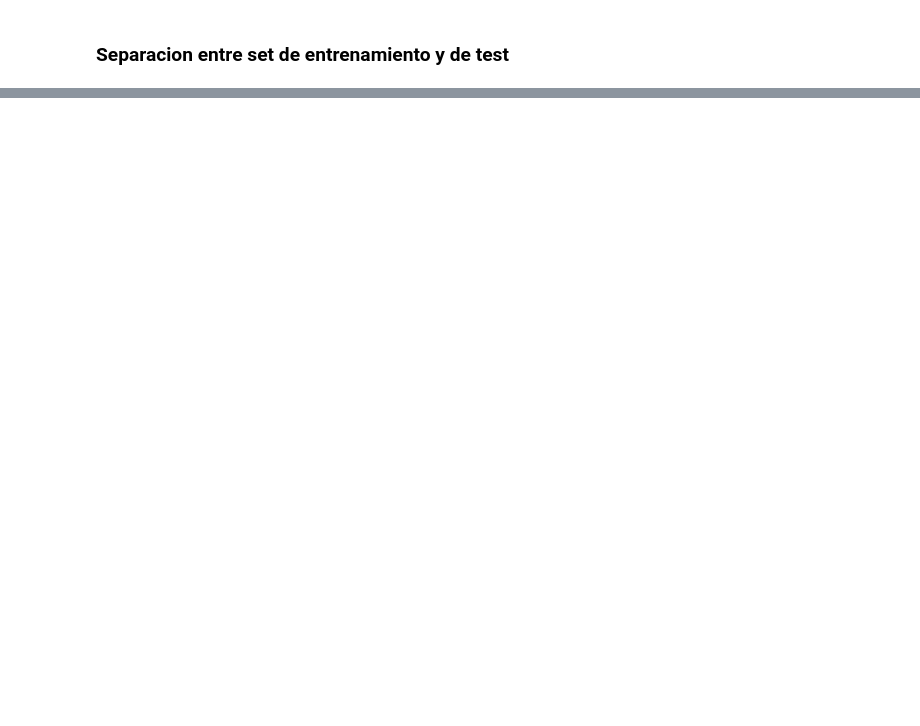
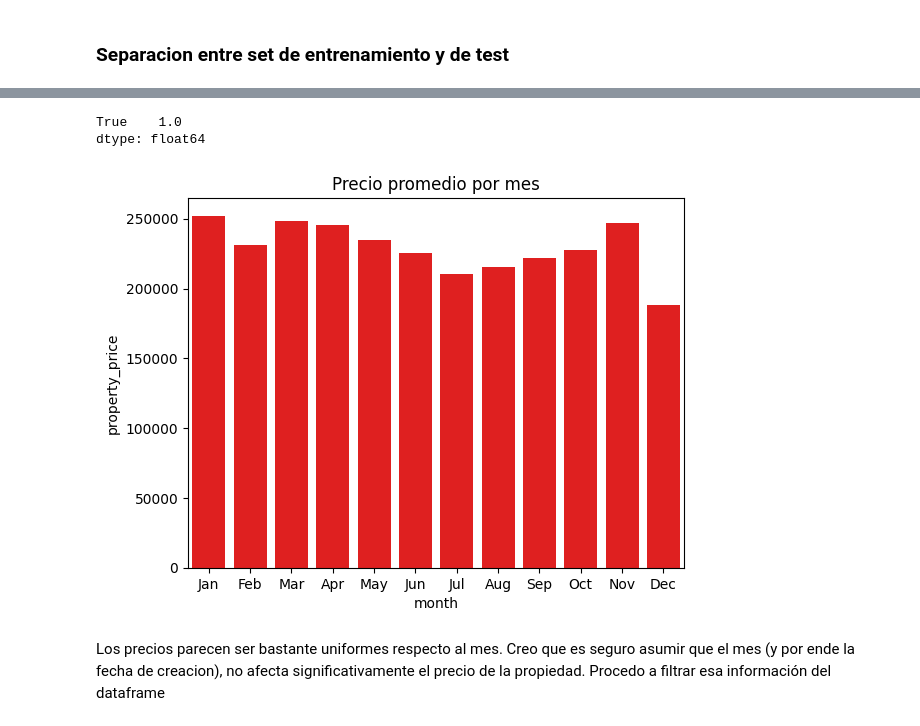
Before and after one commit to FranFiuba/7506R-2C2022-GRUPO02, a Jupyter notebook: 7506R_TP1_GRUPO02_ENTREGA.ipynb, the cells around one changed output, grey strips where cells are left out. Saved outputs shown, nothing was run; the diff lists cells and outputs as text; code cells hidden in the pictures; blank space fills up the shorter version.

```diff
--- a/7506R_TP1_GRUPO02_ENTREGA.ipynb
+++ b/7506R_TP1_GRUPO02_ENTREGA.ipynb
@@ -246,0 +101,12 @@ properati_df.groupby('barrio')['property_price'].agg([np.mean, np.median])
+# %%
+x_cols = properati_df.columns.tolist()
+x_cols.remove('property_price')
+
+x_ds = properati_df[x_cols].copy()
+y_ds = properati_df['property_price'].copy()
+
+x_train, x_test, y_train, y_test = train_test_split(x_ds, y_ds, test_size=0.2, random_state=2)
+
+# creamos un data frame que vincule x_train y y_train para el analisis exploratorio
+df_properati = x_train.copy()
+df_properati['property_price'] = y_train
@@ -246,0 +124,33 @@ properati_df.groupby('barrio')['property_price'].agg([np.mean, np.median])
+# %%
+# Elimino la columna end_date
+df_properati.drop(columns=['end_date'], inplace=True)
+# %%
+# Analizo si hay una diferencia entre start_date y created_on
+dates = df_properati[['start_date', 'created_on']].copy()
+
+for column in dates.columns:
+    dates[column] = pd.to_datetime(dates[column], yearfirst=True)
+
+dates_differ = dates['start_date'] == dates['created_on']
+dates_differ.value_counts() / len(x_train)
+# %% [output]
+True    1.0
+dtype: float64
+# %%
+# Dado que tienen evidentemente la misma infomacion elimino created_on y me quedo con start_date
+df_properati.drop(columns=['created_on'], inplace=True)
+# %%
+order_months=["Jan","Feb","Mar","Apr","May","Jun","Jul","Aug","Sep","Oct","Nov","Dec"]
+
+df_properati['month'] = dates['start_date'].dt.strftime('%b')
+price_by_month = df_properati.groupby('month', as_index=False)['property_price'].mean()
+
+plt.title('Precio promedio por mes')
+
+sns.barplot(x="month", y="property_price", data=price_by_month ,color="red", order=order_months)
+
+plt.show()
+# %% [output]
+[figure, added]
+# %% [markdown]
+Los precios parecen ser bastante uniformes respecto al mes. Creo que es seguro asumir que el mes (y por ende la fecha de creacion), no afecta significativamente el precio de la propiedad. Procedo a filtrar esa información del dataframe
```
Also changed, not shown: parts of 62 cells of this notebook.
